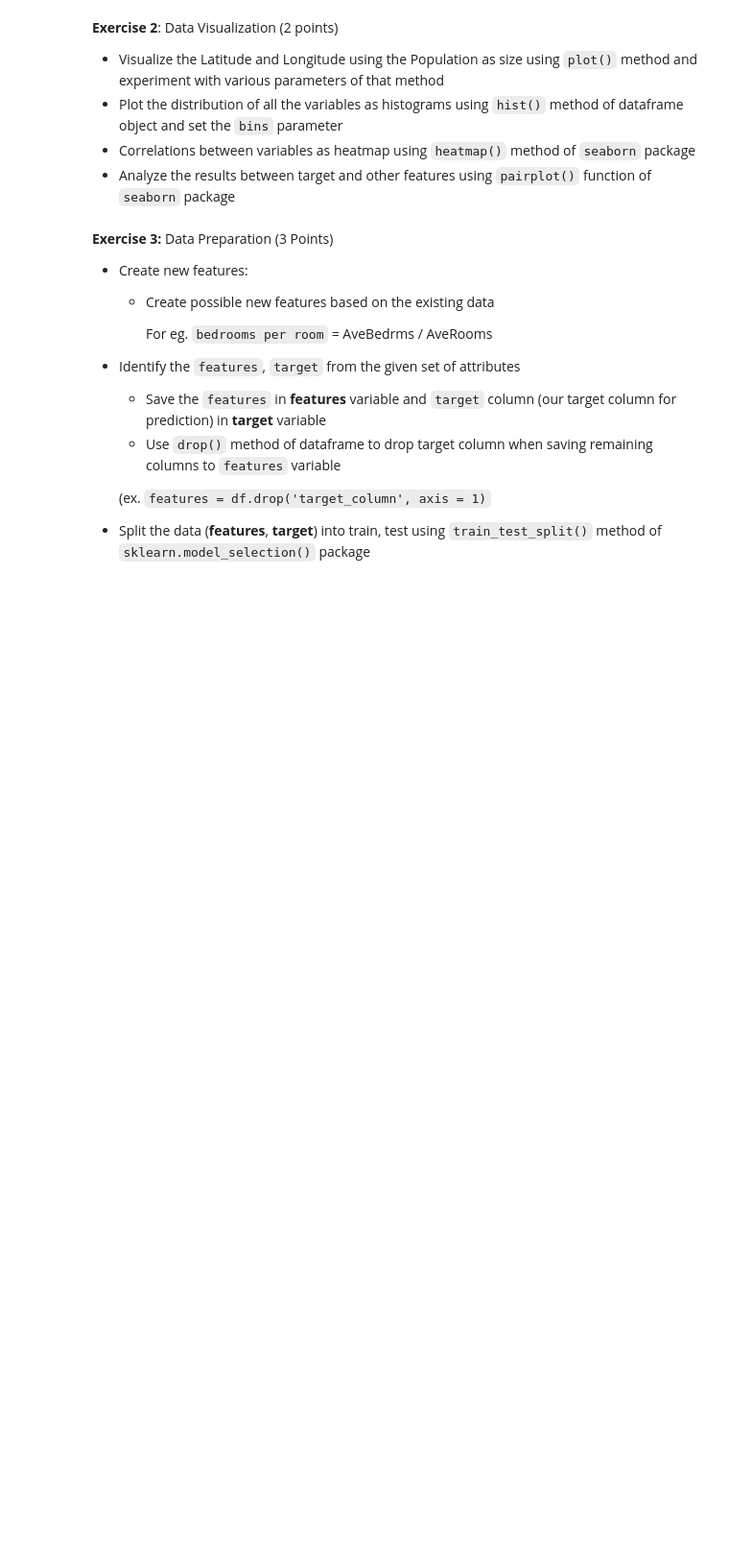
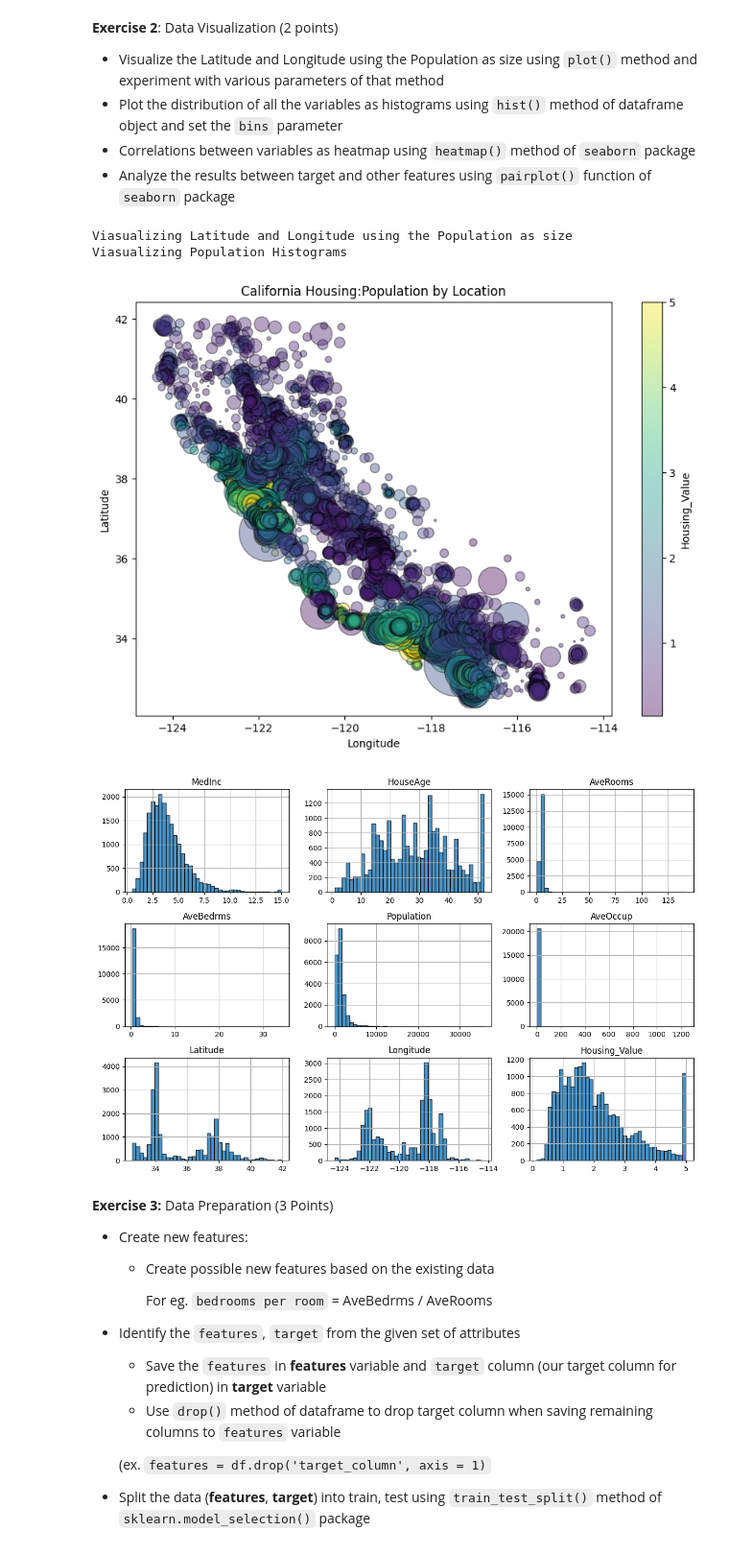
Before and after one commit to ranjithsrajan/PyLab, a Jupyter notebook: M1_MP1_NB_Gradient_Descent_Loss_Minimization.ipynb, the cells around one changed output. Shown: that part at 96% size. Cells and saved outputs as stored; diff of their text form; code cells hidden in the pictures; blank space fills up the shorter version.

```diff
--- a/M1_MP1_NB_Gradient_Descent_Loss_Minimization.ipynb
+++ b/M1_MP1_NB_Gradient_Descent_Loss_Minimization.ipynb
@@ -146,3 +144,33 @@ There are no null values in the dataset
+# %%
+# YOUR CODE HERE
+print("Viasualizing Latitude and Longitude using the Population as size")
+house_data.plot(kind="scatter",
+                x="Longitude",
+                y="Latitude",
+                s=house_data["Population"]/10,
+                alpha=0.4,
+                title="California Housing:Population by Location",
+                figsize=(10,7),
+                c="Housing_Value",
+                cmap="viridis",
+                colorbar=True,
+                edgecolor='black'
+                )
+print("Viasualizing Population Histograms")
+
+population_array = house_data.hist(
+    bins=40,
+    figsize=(12,8),
+    alpha=0.8,
+    edgecolor='black'
+)
+plt.tight_layout()
+plt.show()
+# %% [output]
+Viasualizing Latitude and Longitude using the Population as size
+Viasualizing Population Histograms
+[figure, added]
+[figure, added]
 # %% [markdown]
 **Exercise 3:** Data Preparation (3 Points)
 
```
Also changed, not shown: parts of 1 cell of this notebook.
